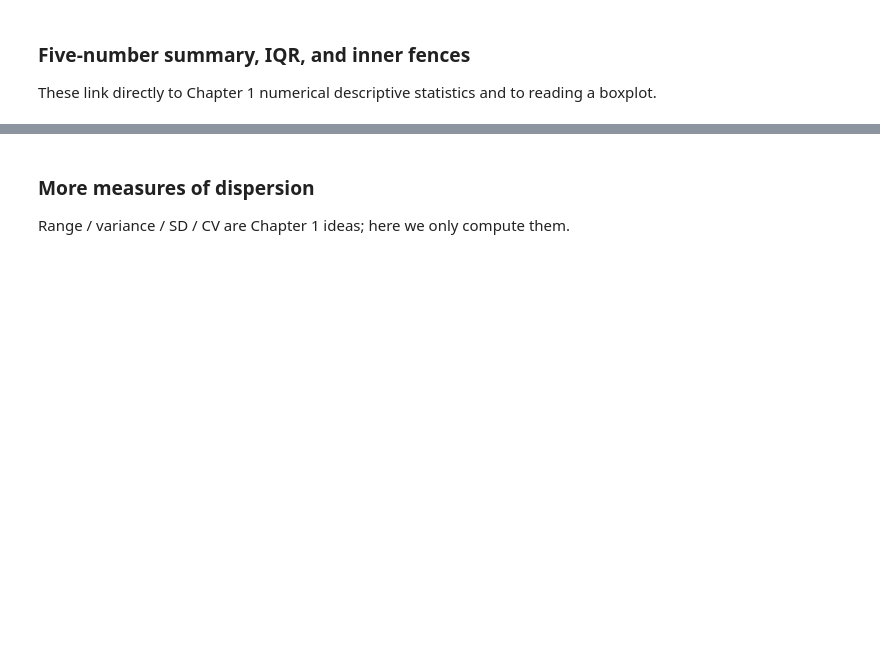
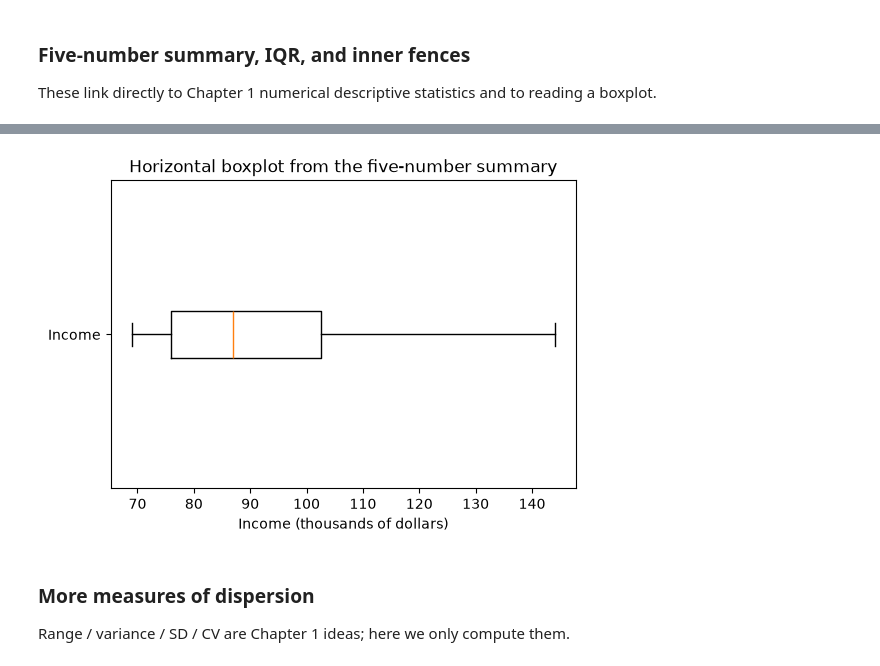
Before and after one commit to Yaccho52/MATH7810, a Jupyter notebook: week02/W02_Ch1_DescriptiveStatistics.ipynb, the cells around one changed output, grey strips where cells are left out. Drawn from its saved outputs; the diff is of its cells as text; code cells hidden in the pictures; blank space fills up the shorter version.

```diff
--- a/week02/W02_Ch1_DescriptiveStatistics.ipynb
+++ b/week02/W02_Ch1_DescriptiveStatistics.ipynb
@@ -121,3 +135,23 @@ print('upperfence:', upperfence)
+# %%
+# Purpose: draw a horizontal boxplot from the five-number summary only
+summary = [{
+    'whislo': minimum,   # minimum / lower whisker end
+    'q1': q1,
+    'med': median,
+    'q3': q3,
+    'whishi': maximum,  # maximum / upper whisker end
+    'fliers': []         # no raw data are available to identify outliers
+}]
+
+fig, ax = plt.subplots(figsize=(6, 4))
+ax.bxp(summary, orientation='horizontal', showfliers=False)
+ax.set_yticks([1])
+ax.set_yticklabels(['Income'])
+ax.set_xlabel('Income (thousands of dollars)')
+ax.set_title('Horizontal boxplot from the five-number summary')
+plt.show()
+# %% [output]
+[figure, added]
 # %% [markdown]
 ### More measures of dispersion
 
```
Also changed, not shown: parts of 9 cells of this notebook, 1 other file.
